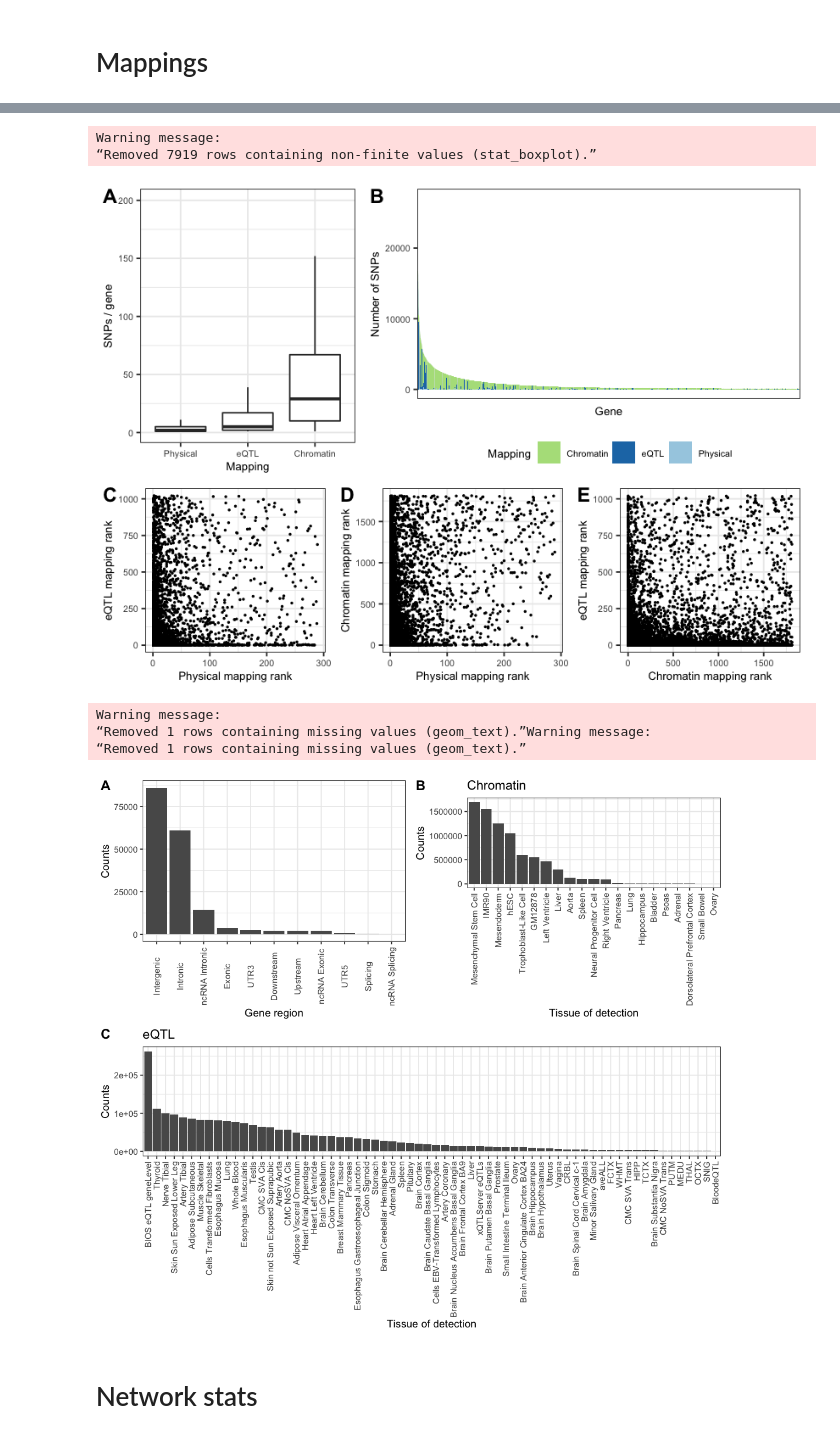
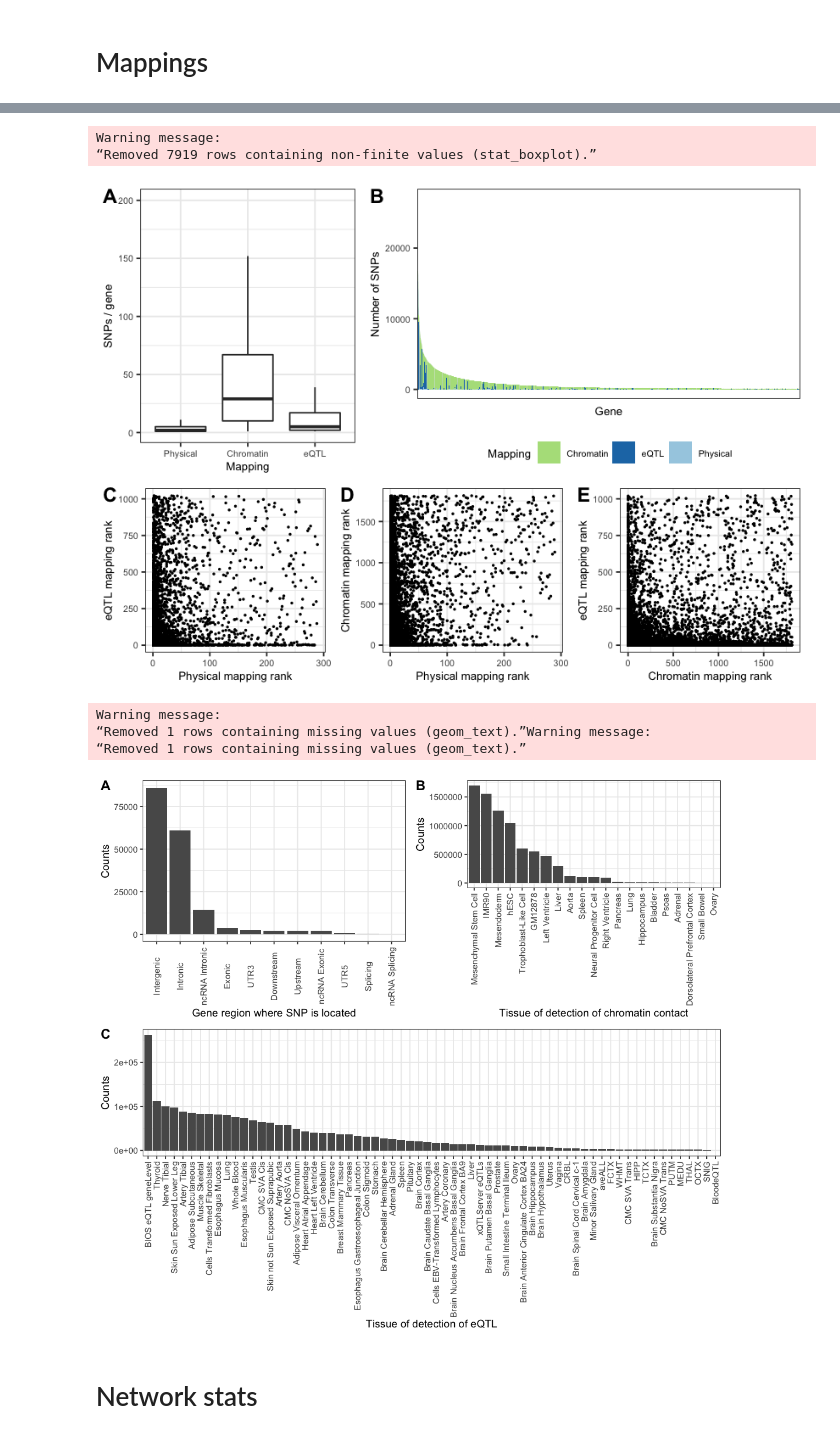
Before and after one commit to DianeDuroux/BiologicalEpistasis, a Jupyter notebook: doc/gene_networks.ipynb, the cells around one changed output, grey strips where cells are left out. Cells and saved outputs as stored; diff of their text form; code cells hidden in the pictures.

```diff
--- a/doc/gene_networks.ipynb
+++ b/doc/gene_networks.ipynb
@@ -29,9 +29,9 @@ Loading required package: ggplot2
 path <- '~/projects/waffles/results/fuma_mapping/'
 
 maps <- bind_rows(read_tsv(paste0(path, 'physical_mapping.tsv'), col_types = 'cccc') %>% mutate(map = 'Physical'),
-                  read_tsv(paste0(path, 'eqtl_mapping.tsv'), col_types = 'ccc') %>% mutate(map = 'eQTL'),
-                  read_tsv(paste0(path, 'chromatin_interaction_mapping.tsv'), col_types = 'cccc') %>% mutate(map = 'Chromatin')) %>%
-    mutate(map = factor(map, levels = c('Physical', 'eQTL', 'Chromatin')))
+                  read_tsv(paste0(path, 'chromatin_interaction_mapping.tsv'), col_types = 'cccc') %>% mutate(map = 'Chromatin'),
+                  read_tsv(paste0(path, 'eqtl_mapping.tsv'), col_types = 'ccc') %>% mutate(map = 'eQTL')) %>%
+    mutate(map = factor(map, levels = c('Physical', 'Chromatin', 'eQTL')))
 # %%
 select(maps, map, rsID, ensg) %>% unique %>% .$map %>% table
 # %% [output]
@@ -121,7 +121,7 @@ ggsave(filename = 'fig/mappings_per_gene.png', width=7, height=5)
 # %% [output]
 Warning message:
 “Removed 7919 rows containing non-finite values (stat_boxplot).”
-[figure, old version]
+[figure, new version]
 # %%
 physicalRegion_plt <- filter(maps, map == 'Physical') %>%
     group_by(annot) %>%
@@ -133,7 +133,7 @@ physicalRegion_plt <- filter(maps, map == 'Physical') %>%
            annot = factor(annot, levels = unique(annot))) %>%
     ggplot(aes(x = annot, y = n)) +
         geom_bar(stat = 'identity') +
-        labs(x = 'Gene region', y = 'Counts') +
+        labs(x = 'Gene region where SNP is located', y = 'Counts') +
         theme_bw() +
         theme(axis.text.x = element_text(angle = 90, vjust = .5))
 
@@ -145,36 +145,36 @@ eqtlTissue_plt <- filter(maps, map == 'eQTL') %>%
     mutate(tissue = gsub('_', ' ', tissue),
            tissue = tools::toTitleCase(tissue),
            tissue = factor(tissue, levels = unique(tissue))) %>%
     ggplot(aes(x = tissue, y = n)) +
         geom_bar(stat = 'identity') +
-        labs(x = 'Tissue of detection', y = 'Counts', title = 'eQTL') +
+        labs(x = 'Tissue of detection of eQTL', y = 'Counts') +
         theme_bw() +
         theme(axis.text.x = element_text(angle = 90, vjust = .5, hjust = 1))
 
 chrTissue_plt <- filter(maps, map == 'Chromatin') %>%
     group_by(tissue) %>%
     summarize(n = n()) %>%
     arrange(-n) %>%
     ungroup %>%
     mutate(tissue = gsub('_', ' ', tissue),
            tissue = tools::toTitleCase(tissue),
            tissue = factor(tissue, levels = unique(tissue))) %>%
     ggplot(aes(x = tissue, y = n)) +
         geom_bar(stat = 'identity') +
-        labs(x = 'Tissue of detection', y = 'Counts', title = 'Chromatin') +
+        labs(x = 'Tissue of detection of chromatin contact', y = 'Counts') +
         theme_bw() +
         theme(axis.text.x = element_text(angle = 90, vjust = .5, hjust = 1))
 
 options(repr.plot.width=9, repr.plot.height=8)
 plot_grid(plot_grid(physicalRegion_plt, chrTissue_plt, labels = c('A','B')),
           eqtlTissue_plt,
           labels = c(NA,'C'), nrow = 2, rel_heights = c(.8, 1))
 ggsave(filename = 'fig/tissue_origin.pdf', width=9, height=8)
 # %% [output]
 Warning message:
 “Removed 1 rows containing missing values (geom_text).”Warning message:
 “Removed 1 rows containing missing values (geom_text).”
-[figure, old version]
+[figure, new version]
 # %% [markdown]
 # Network stats
 # %%
```
Also changed, not shown: parts of 4 cells of this notebook, 10 other files.
